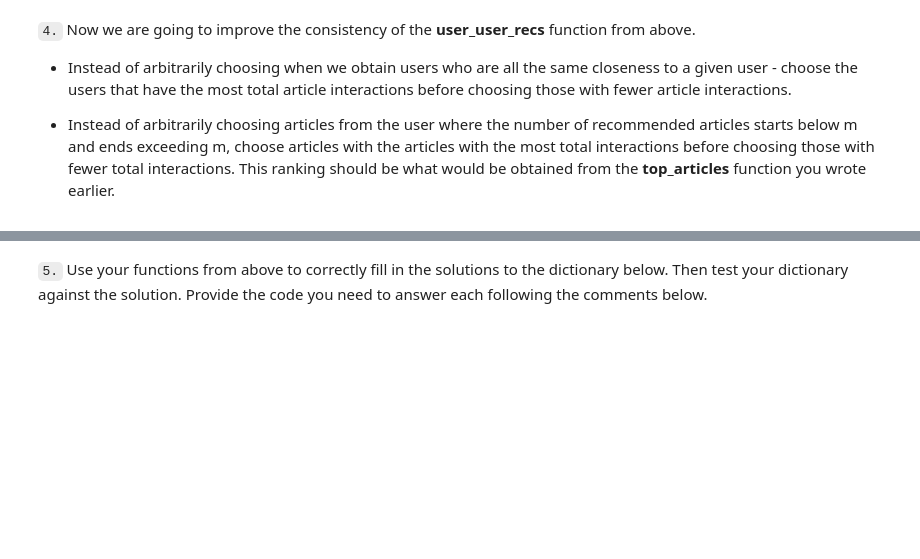
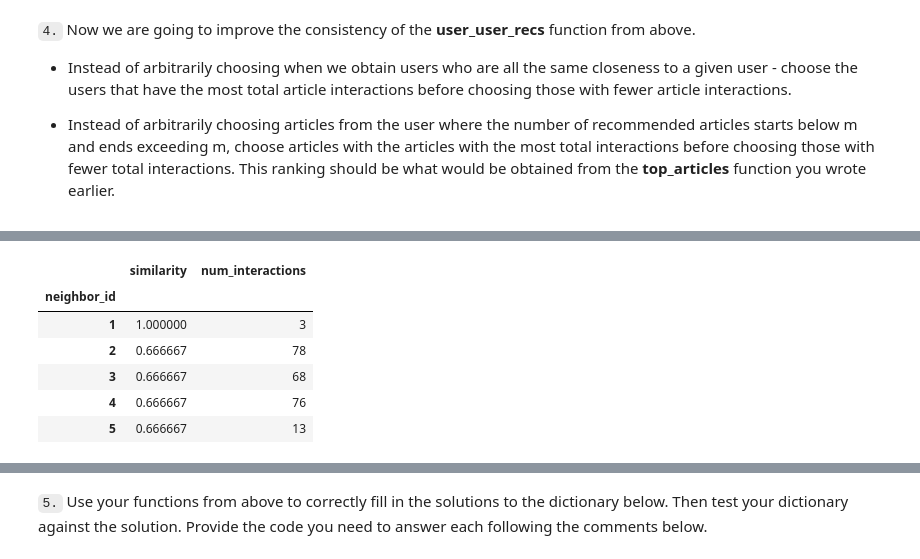
Before and after one commit to huli/dsnd, a Jupyter notebook: recommendations-with-ibm/Recommendations_with_IBM.ipynb, the cells around one changed output, grey strips where cells are left out. Cells and saved outputs as stored; diff of their text form; code cells hidden in the pictures; blank space fills up the shorter version.

```diff
--- a/recommendations-with-ibm/Recommendations_with_IBM.ipynb
+++ b/recommendations-with-ibm/Recommendations_with_IBM.ipynb
@@ -515,3 +515,13 @@ And we recommend him these new articles
 
 
 * Instead of arbitrarily choosing articles from the user where the number of recommended articles starts below m and ends exceeding m, choose articles with the articles with the most total interactions before choosing those with fewer total interactions. This ranking should be  what would be obtained from the **top_articles** function you wrote earlier.
+# %%
+user_id = 20
+
+
+# compute similarity of each user to the provided user
+dot_product = user_item[user_item.index == user_id].dot(user_item.T).iloc[0,:]
+#dot_product/dot_product.max()
+    # sort by similarity
+user_ids = dot_product.index
+similarity_measure = dot_product.sort_values(ascending=False)/dot_product.max()
@@ -517,0 +550,14 @@ And we recommend him these new articles
+# %%
+new_frame = pd.DataFrame({'neighbor_id': user_ids, 'similarity': similarity_measure})
+interactions = df.groupby('user_id')['article_id'].count()
+new_frame = new_frame.join(interaction_df, on='user_id')
+new_frame.set_index('neighbor_id', inplace=True)
+new_frame.head()
+# %% [output]
+|  | similarity | num_interactions |
+| neighbor_id |  |  |
+| 1 | 1.000000 | 3 |
+| 2 | 0.666667 | 78 |
+| 3 | 0.666667 | 68 |
+| 4 | 0.666667 | 76 |
+| 5 | 0.666667 | 13 |
```
Also changed, not shown: parts of 7 cells of this notebook.
